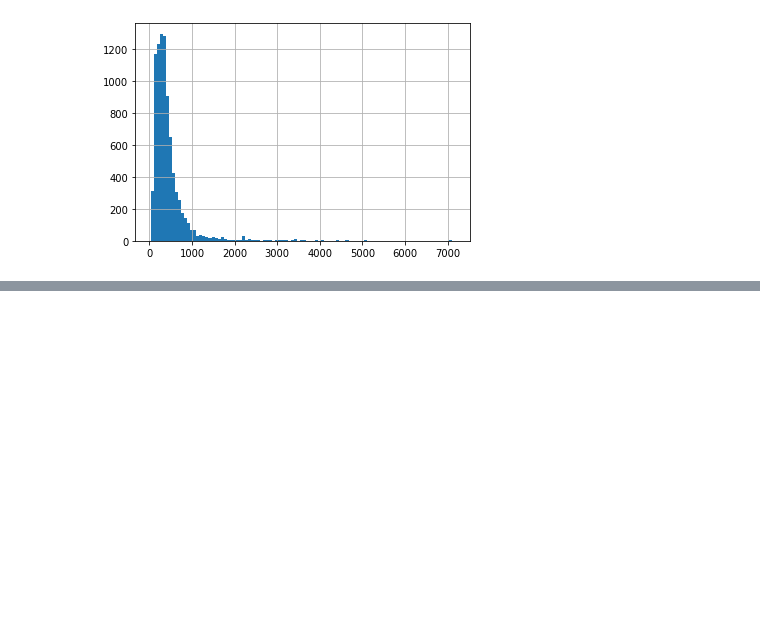
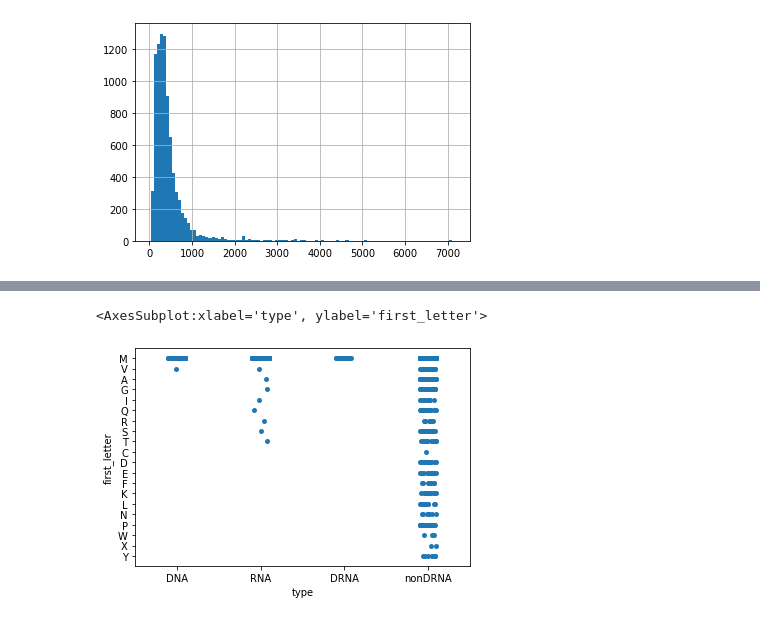
Before and after one commit to peake-s/data_science_final, a Jupyter notebook: exploration/exploratory_nb.ipynb, the cells around one changed output, grey strips where cells are left out. Saved outputs shown, nothing was run; the diff lists cells and outputs as text; code cells hidden in the pictures; blank space fills up the shorter version.

Commit message:
looking at first letter of sequences

```diff
--- a/exploration/exploratory_nb.ipynb
+++ b/exploration/exploratory_nb.ipynb
@@ -61,0 +62,8 @@ sns.stripplot(x = data['type'], y = data['seq_len'], data = data)
+# %%
+data['first_letter'] = df['protein_seq'].astype(str).str[0]
+#print(f"value distribution of each first letter:\n{df['first_letter'].value_counts()}")
+#compare labels based on the value of the first label
+sns.stripplot(x = data['type'], y = data['first_letter'], data = data)
+# %% [output]
+<AxesSubplot:xlabel='type', ylabel='first_letter'>
+[figure, added]
```
Also changed, not shown: parts of 1 cell of this notebook, 1 other file.
